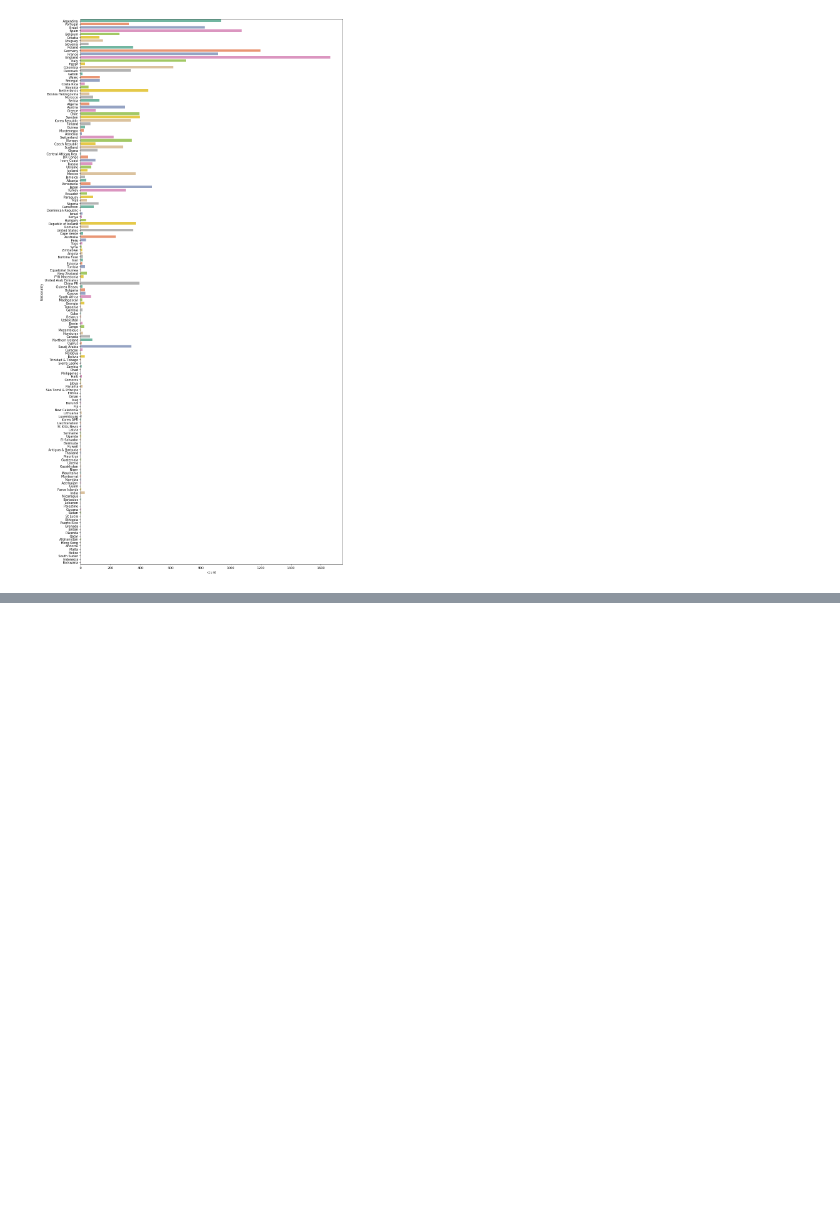
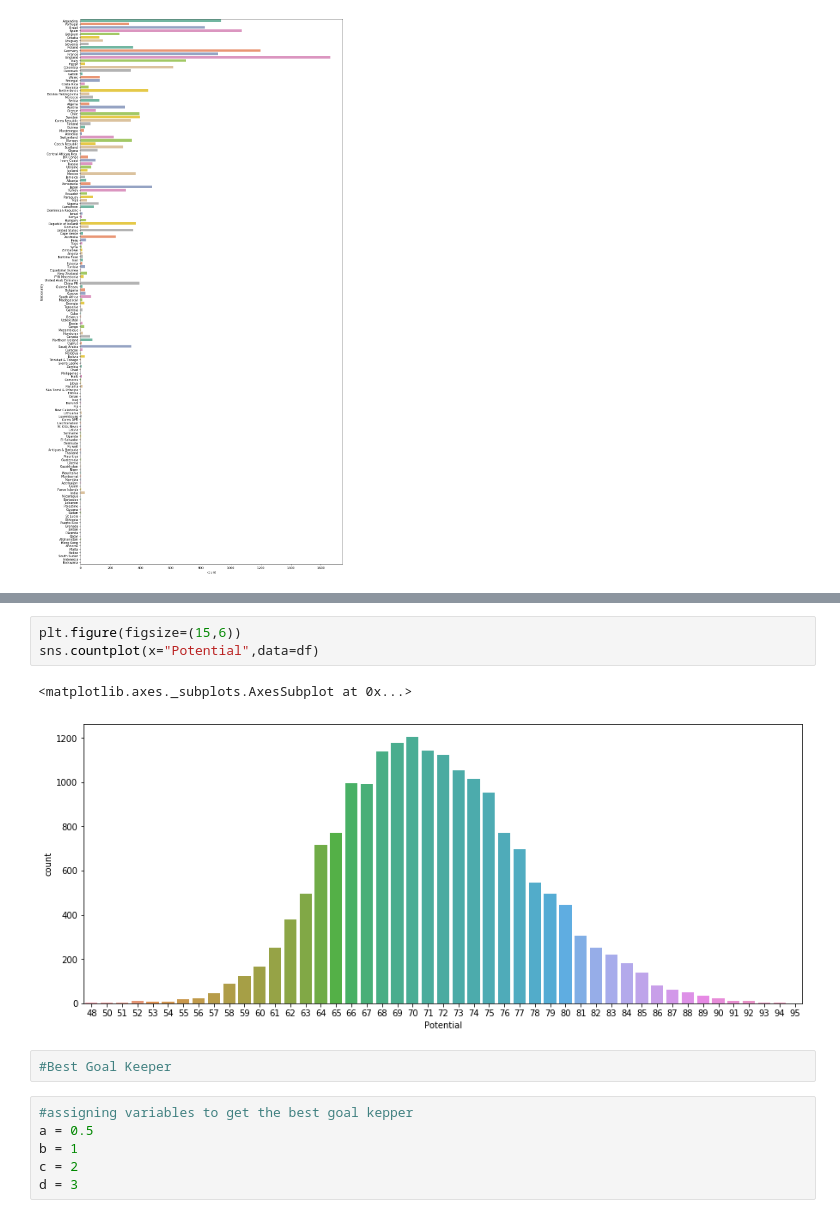
Before and after one commit to lawal-olaotan/Sportanalysis, a Jupyter notebook: Fifa_analysis.ipynb, the cells around one changed output, grey strips where cells are left out. Cells and saved outputs as stored; diff of their text form; blank space fills up the shorter version.

```diff
--- a/Fifa_analysis.ipynb
+++ b/Fifa_analysis.ipynb
@@ -44,0 +47,14 @@ SyntaxError: invalid syntax (<ipython-input-7-d3616370776d>, line 1)
+# %%
+plt.figure(figsize=(15,6))
+sns.countplot(x="Potential",data=df)
+# %% [output]
+<matplotlib.axes._subplots.AxesSubplot at 0x...>
+[figure, added]
+# %%
+#Best Goal Keeper
+# %%
+#assigning variables to get the best goal kepper
+a = 0.5
+b = 1
+c = 2
+d = 3
```
Also changed, not shown: parts of 21 cells of this notebook.
